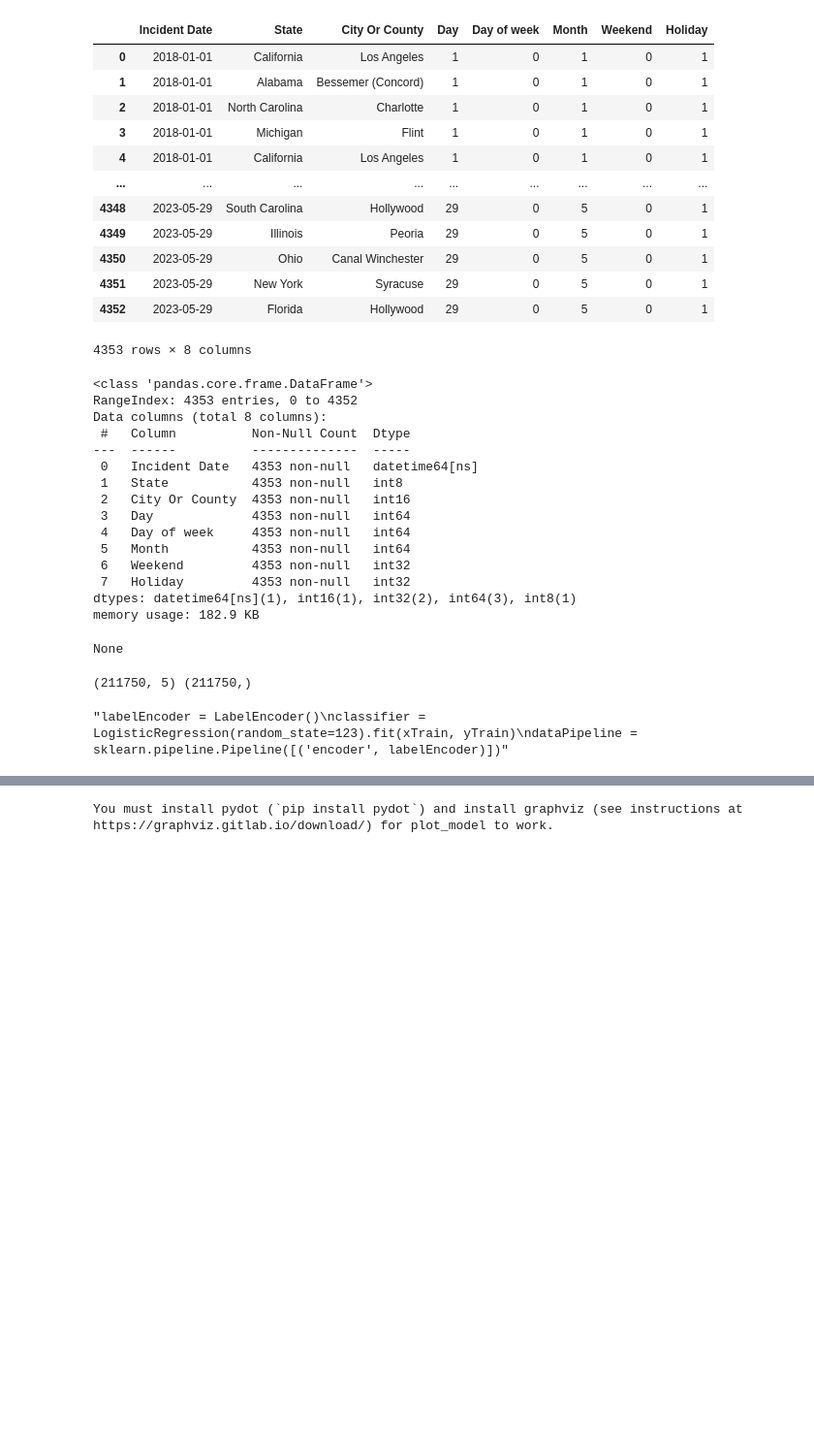
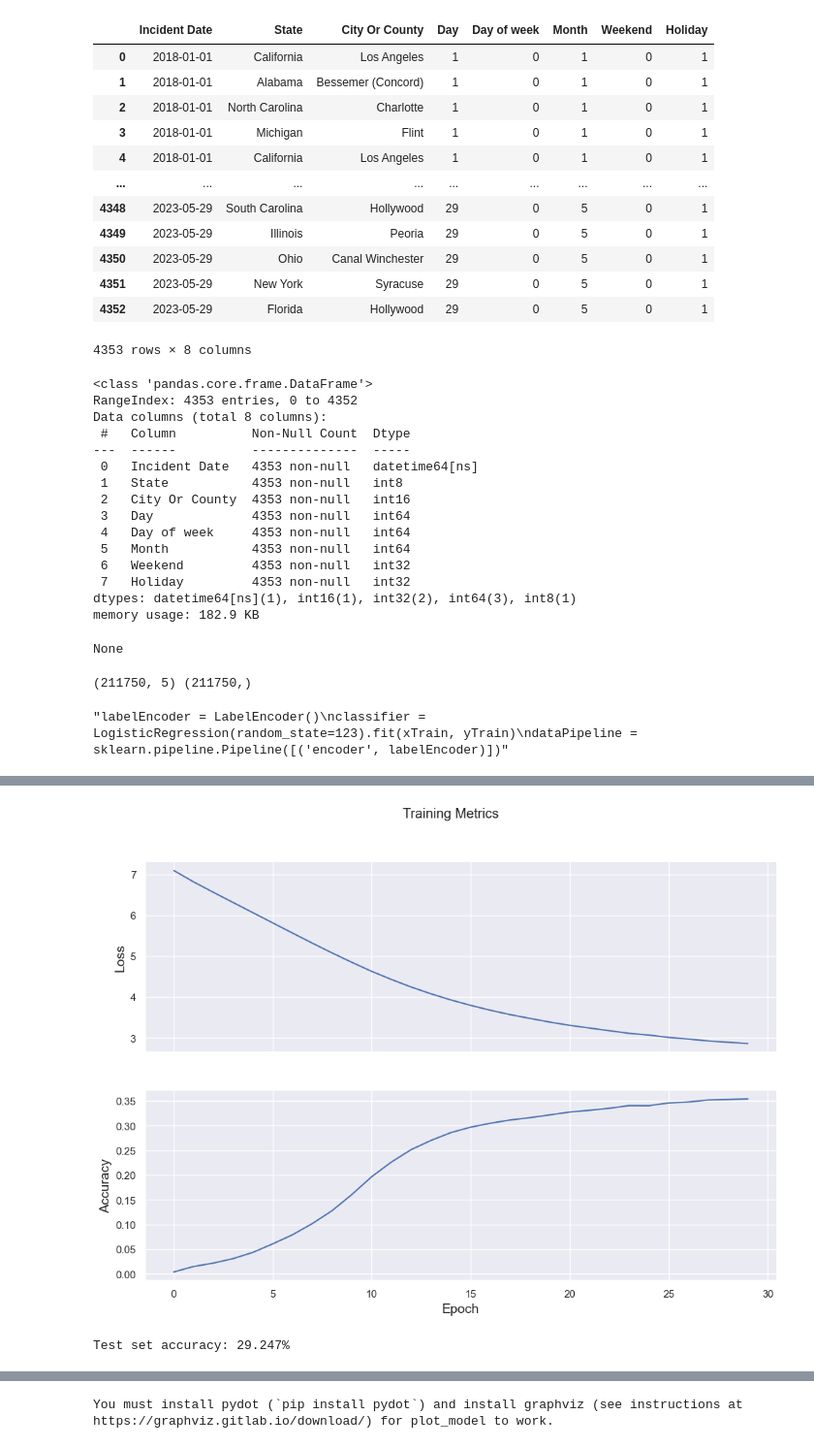
Before and after one commit to DozieSixtus/Gun-violence-US, a Jupyter notebook: scripts/EDA.ipynb, the cells around one changed output, grey strips where cells are left out. Shown at 97% size. Saved outputs shown, nothing was run; the diff lists cells and outputs as text; code cells hidden in the pictures; blank space fills up the shorter version.

```diff
--- a/scripts/EDA.ipynb
+++ b/scripts/EDA.ipynb
@@ -572,0 +641,31 @@ dataPipeline = sklearn.pipeline.Pipeline([('encoder', labelEncoder)])"""
+# %%
+def grad(model, inputs, targets):
+    with tf.GradientTape() as tape:
+        lossValue = loss(model, inputs, targets, training=True)
+    return lossValue, tape.gradient(lossValue, model.trainable_variables)
+# %%
+optimizer = tf.keras.optimizers.SGD(learning_rate=0.01)
+
+trainLossResults = []
+trainAccuracyResults = []
+
+numEpochs = 150
+
+for epoch in range(numEpochs):
+    epochLossAvg = tf.keras.metrics.Mean()
+    epochAccuracy = tf.keras.metrics.SparseCategoricalAccuracy()
+
+    for x,y in trainDataBatch:
+        lossValue, grads = grad(model, x, y)
+        optimizer.apply_gradients(zip(grads, model.trainable_variables))
+
+        epochLossAvg.update_state(lossValue)
+        epochAccuracy.update_state(y, model(x, training=True))
+
+    trainLossResults.append(epochLossAvg.result())
+    trainAccuracyResults.append(epochAccuracy.result())
+
+    if epoch % 5 == 0:
+        print("Epoch {:03d}: Loss: {:.3f}, Accuracy: {:.3%}".format(epoch,
+                                                                    epochLossAvg.result(),
+                                                                    epochAccuracy.result()))
@@ -572,0 +677,25 @@ dataPipeline = sklearn.pipeline.Pipeline([('encoder', labelEncoder)])"""
+# %%
+fig, axes = plt.subplots(2, sharex=True, figsize=(12,8))
+fig.suptitle('Training Metrics')
+
+axes[0].set_ylabel("Loss", fontsize=14)
+axes[0].plot(trainLossResults)
+
+axes[1].set_ylabel("Accuracy", fontsize=14)
+axes[1].set_xlabel("Epoch", fontsize=14)
+axes[1].plot(trainAccuracyResults)
+plt.savefig('model metrics', bbox_inches='tight')
+plt.show()
+# %% [output]
+[figure, added]
+# %%
+testAccuracy = tf.keras.metrics.Accuracy()
+
+for (x,y) in testDataBatch:
+    logits = model(x, training=False)
+    prediction = tf.math.argmax(logits, axis=1, output_type=tf.int16)
+    testAccuracy(prediction, y)
+
+print("Test set accuracy: {:.3%}".format(testAccuracy.result()))
+# %% [output]
+Test set accuracy: 29.247%
```
Also changed, not shown: parts of 9 cells of this notebook, 1 other file.
